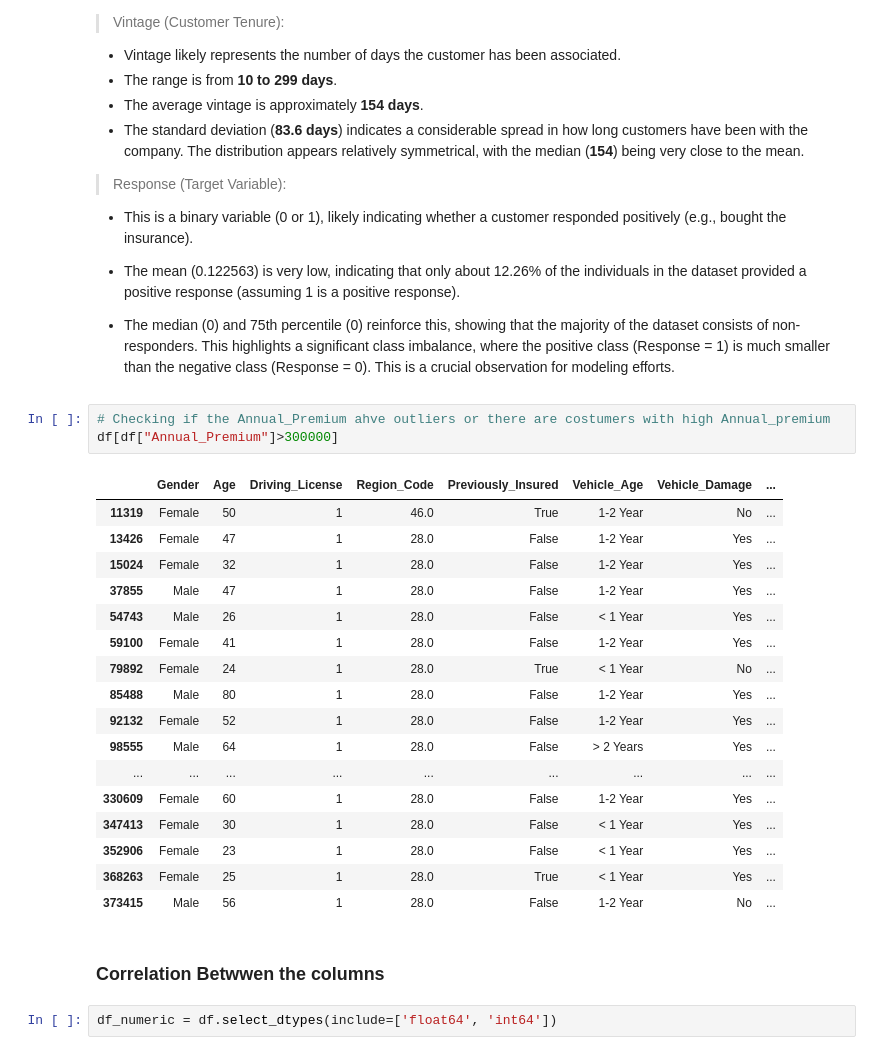
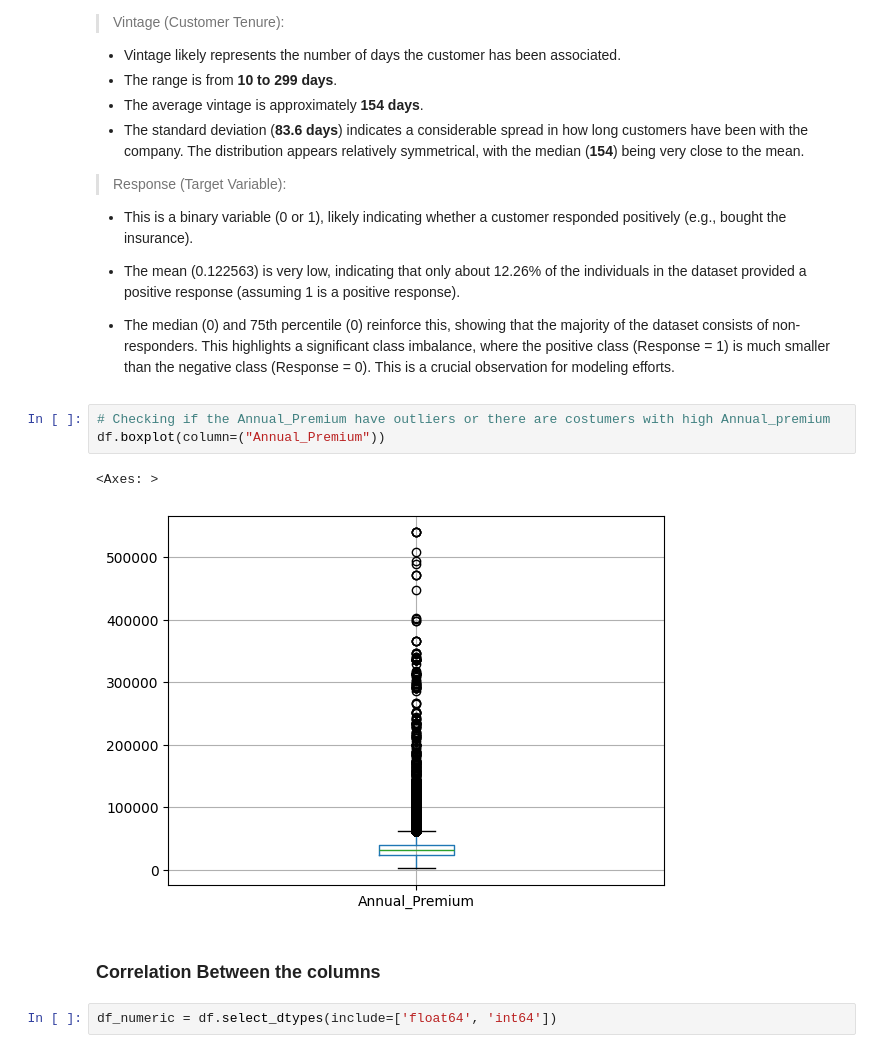
Before and after one commit to ManasCode-sketch/Vehicle-Insurance, a Jupyter notebook: Vehicle_Insurance2.ipynb, the cells around one changed output. Saved outputs shown, nothing was run; the diff lists cells and outputs as text.

```diff
--- a/Vehicle_Insurance2.ipynb
+++ b/Vehicle_Insurance2.ipynb
@@ -118,28 +118,13 @@ df.describe()
 
   * The median (0) and 75th percentile (0) reinforce this, showing that the majority of the dataset consists of non-responders. This highlights a significant class imbalance, where the positive class (Response = 1) is much smaller than the negative class (Response = 0). This is a crucial observation for modeling efforts.
 # %%
-# Checking if the Annual_Premium ahve outliers or there are costumers with high Annual_premium
-df[df["Annual_Premium"]>300000]
+# Checking if the Annual_Premium have outliers or there are costumers with high Annual_premium
+df.boxplot(column=("Annual_Premium"))
 # %% [output]
-|  | Gender | Age | Driving_License | Region_Code | Previously_Insured | Vehicle_Age | Vehicle_Damage | ... |
-| 11319 | Female | 50 | 1 | 46.0 | True | 1-2 Year | No | ... |
-| 13426 | Female | 47 | 1 | 28.0 | False | 1-2 Year | Yes | ... |
-| 15024 | Female | 32 | 1 | 28.0 | False | 1-2 Year | Yes | ... |
-| 37855 | Male | 47 | 1 | 28.0 | False | 1-2 Year | Yes | ... |
-| 54743 | Male | 26 | 1 | 28.0 | False | < 1 Year | Yes | ... |
-| 59100 | Female | 41 | 1 | 28.0 | False | 1-2 Year | Yes | ... |
-| 79892 | Female | 24 | 1 | 28.0 | True | < 1 Year | No | ... |
-| 85488 | Male | 80 | 1 | 28.0 | False | 1-2 Year | Yes | ... |
-| 92132 | Female | 52 | 1 | 28.0 | False | 1-2 Year | Yes | ... |
-| 98555 | Male | 64 | 1 | 28.0 | False | > 2 Years | Yes | ... |
-| ... | ... | ... | ... | ... | ... | ... | ... | ... |
-| 330609 | Female | 60 | 1 | 28.0 | False | 1-2 Year | Yes | ... |
-| 347413 | Female | 30 | 1 | 28.0 | False | < 1 Year | Yes | ... |
-| 352906 | Female | 23 | 1 | 28.0 | False | < 1 Year | Yes | ... |
-| 368263 | Female | 25 | 1 | 28.0 | True | < 1 Year | Yes | ... |
-| 373415 | Male | 56 | 1 | 28.0 | False | 1-2 Year | No | ... |
+<Axes: >
+[figure, added]
 # %% [markdown]
-### Correlation Betwwen the columns
+### Correlation Between the columns
 # %%
 df_numeric = df.select_dtypes(include=['float64', 'int64'])
 # %%
```
Also changed, not shown: parts of 1 cell of this notebook.
